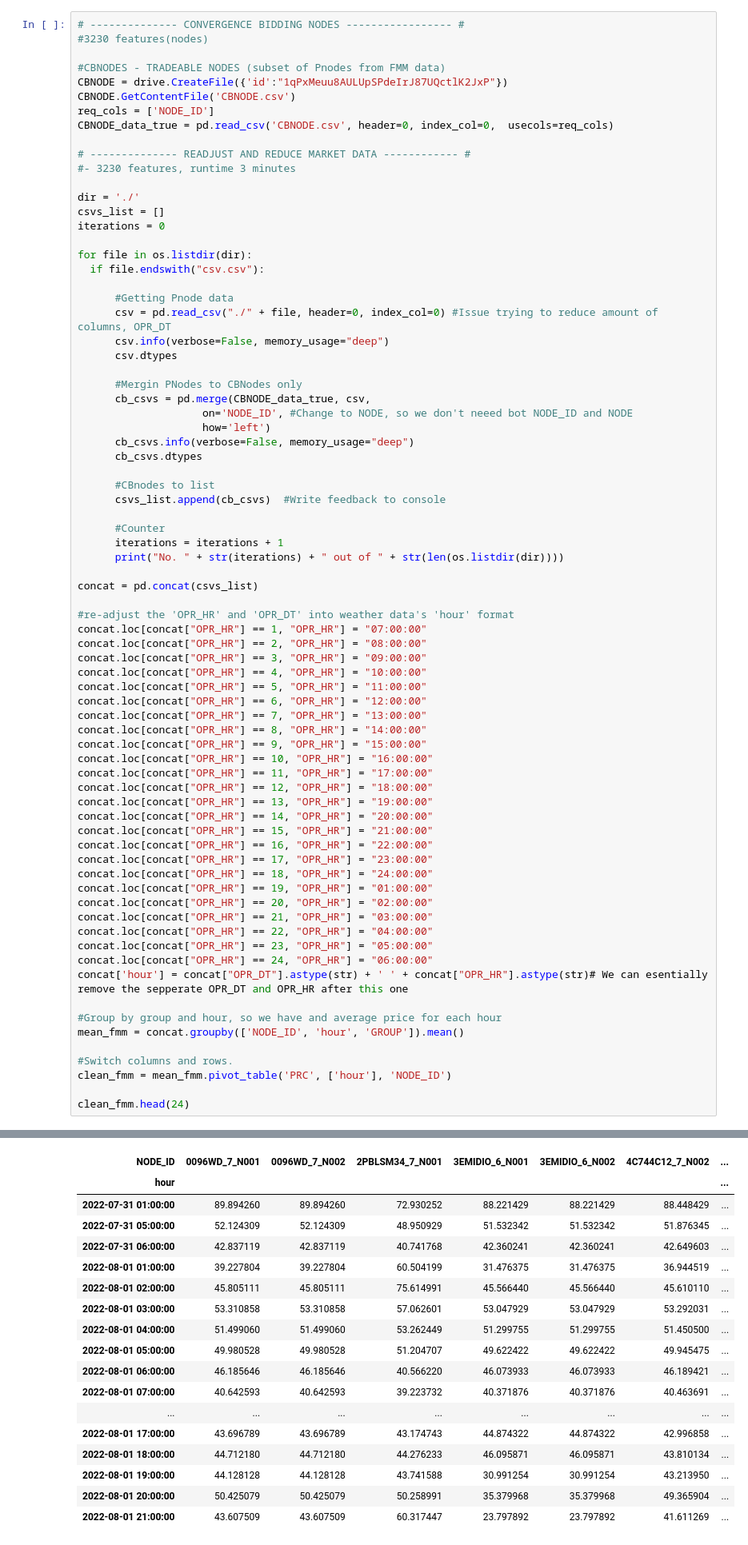
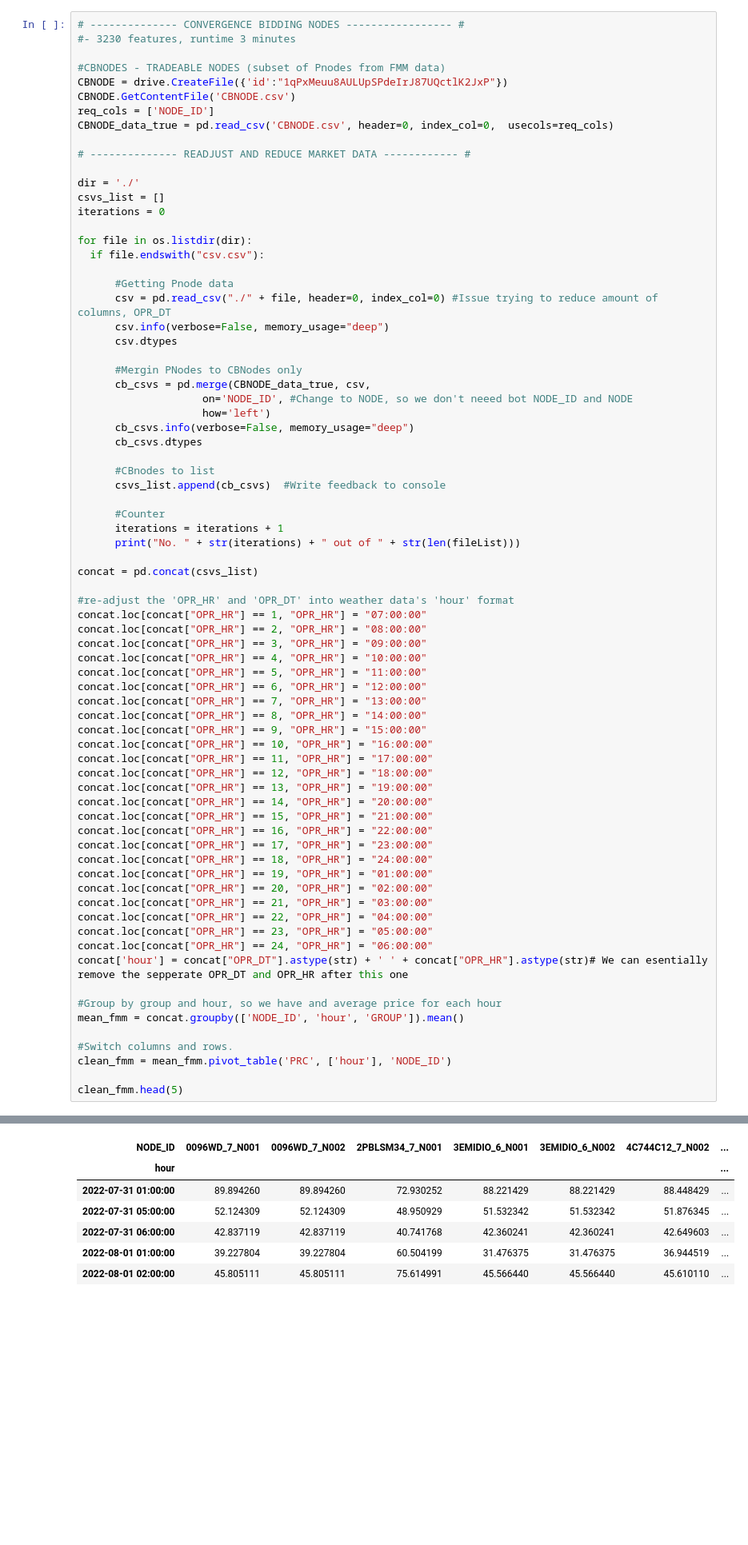
Before and after one commit to simoneliasen/yggdrasil, a Jupyter notebook: data_wrangling/data_wrangling.ipynb, the cells around one changed output, grey strips where cells are left out. Shown: that part at 80% size. Drawn from its saved outputs; the diff is of its cells as text; blank space fills up the shorter version.

```diff
--- a/data_wrangling/data_wrangling.ipynb
+++ b/data_wrangling/data_wrangling.ipynb
@@ -188,6 +196,6 @@ KeyboardInterrupt: ignored
 # %%
 # -------------- CONVERGENCE BIDDING NODES ----------------- #
-#3230 features(nodes)
+#- 3230 features, runtime 3 minutes
 
 #CBNODES - TRADEABLE NODES (subset of Pnodes from FMM data)
 CBNODE = drive.CreateFile({'id':"1qPxMeuu8AULUpSPdeIrJ87UQctlK2JxP"})
@@ -196,7 +204,6 @@ req_cols = ['NODE_ID']
 CBNODE_data_true = pd.read_csv('CBNODE.csv', header=0, index_col=0,  usecols=req_cols)
 
 # -------------- READJUST AND REDUCE MARKET DATA ------------ #
-#- 3230 features, runtime 3 minutes
 
 dir = './'
 csvs_list = []
@@ -222,7 +229,7 @@ for file in os.listdir(dir):
 
       #Counter
       iterations = iterations + 1
-      print("No. " + str(iterations) + " out of " + str(len(os.listdir(dir))))
+      print("No. " + str(iterations) + " out of " + str(len(fileList)))
 
 concat = pd.concat(csvs_list)
 
@@ -259,7 +266,7 @@ mean_fmm = concat.groupby(['NODE_ID', 'hour', 'GROUP']).mean()
 #Switch columns and rows.
 clean_fmm = mean_fmm.pivot_table('PRC', ['hour'], 'NODE_ID')
 
-clean_fmm.head(24)
+clean_fmm.head(5)
 # %% [output]
 <class 'pandas.core.frame.DataFrame'>
 Index: 266624 entries, 2022-08-05T06:00:00-00:00 to 2022-08-05T06:45:00-00:00
@@ -281,18 +288,7 @@ iteration no. 164
 | NODE_ID | 0096WD_7_N001 | 0096WD_7_N002 | 2PBLSM34_7_N001 | 3EMIDIO_6_N001 | 3EMIDIO_6_N002 | 4C744C12_7_N002 | ... |
 | hour |  |  |  |  |  |  | ... |
 | 2022-07-31 01:00:00 | 89.894260 | 89.894260 | 72.930252 | 88.221429 | 88.221429 | 88.448429 | ... |
 | 2022-07-31 05:00:00 | 52.124309 | 52.124309 | 48.950929 | 51.532342 | 51.532342 | 51.876345 | ... |
 | 2022-07-31 06:00:00 | 42.837119 | 42.837119 | 40.741768 | 42.360241 | 42.360241 | 42.649603 | ... |
 | 2022-08-01 01:00:00 | 39.227804 | 39.227804 | 60.504199 | 31.476375 | 31.476375 | 36.944519 | ... |
 | 2022-08-01 02:00:00 | 45.805111 | 45.805111 | 75.614991 | 45.566440 | 45.566440 | 45.610110 | ... |
-| 2022-08-01 03:00:00 | 53.310858 | 53.310858 | 57.062601 | 53.047929 | 53.047929 | 53.292031 | ... |
-| 2022-08-01 04:00:00 | 51.499060 | 51.499060 | 53.262449 | 51.299755 | 51.299755 | 51.450500 | ... |
-| 2022-08-01 05:00:00 | 49.980528 | 49.980528 | 51.204707 | 49.622422 | 49.622422 | 49.945475 | ... |
-| 2022-08-01 06:00:00 | 46.185646 | 46.185646 | 40.566220 | 46.073933 | 46.073933 | 46.189421 | ... |
-| 2022-08-01 07:00:00 | 40.642593 | 40.642593 | 39.223732 | 40.371876 | 40.371876 | 40.463691 | ... |
-| ... | ... | ... | ... | ... | ... | ... | ... |
-| 2022-08-01 17:00:00 | 43.696789 | 43.696789 | 43.174743 | 44.874322 | 44.874322 | 42.996858 | ... |
-| 2022-08-01 18:00:00 | 44.712180 | 44.712180 | 44.276233 | 46.095871 | 46.095871 | 43.810134 | ... |
-| 2022-08-01 19:00:00 | 44.128128 | 44.128128 | 43.741588 | 30.991254 | 30.991254 | 43.213950 | ... |
-| 2022-08-01 20:00:00 | 50.425079 | 50.425079 | 50.258991 | 35.379968 | 35.379968 | 49.365904 | ... |
-| 2022-08-01 21:00:00 | 43.607509 | 43.607509 | 60.317447 | 23.797892 | 23.797892 | 41.611269 | ... |
```
Also changed, not shown: parts of 5 cells of this notebook.
